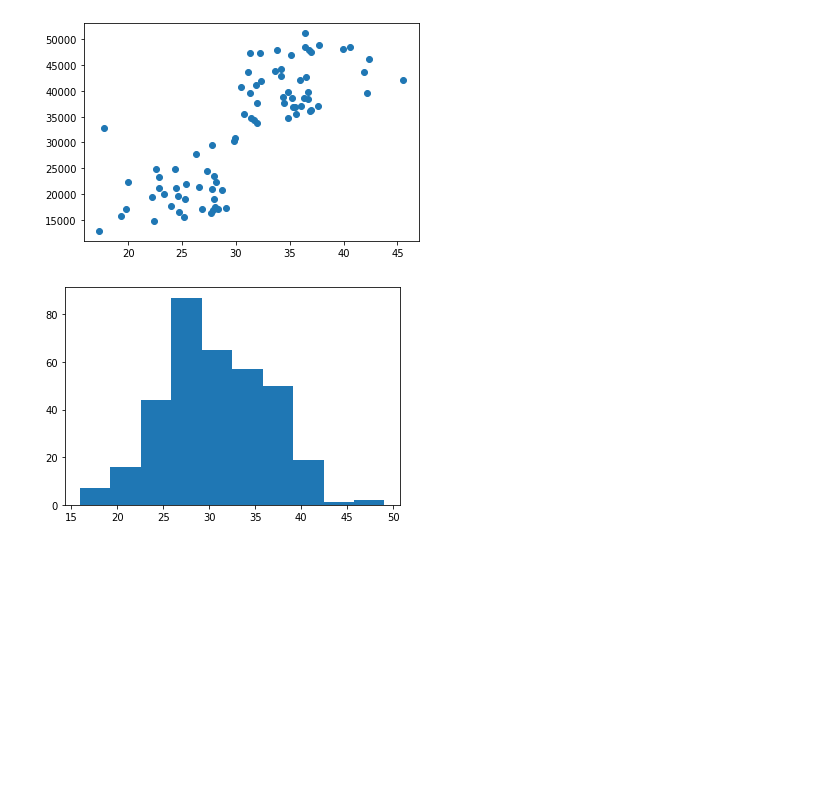
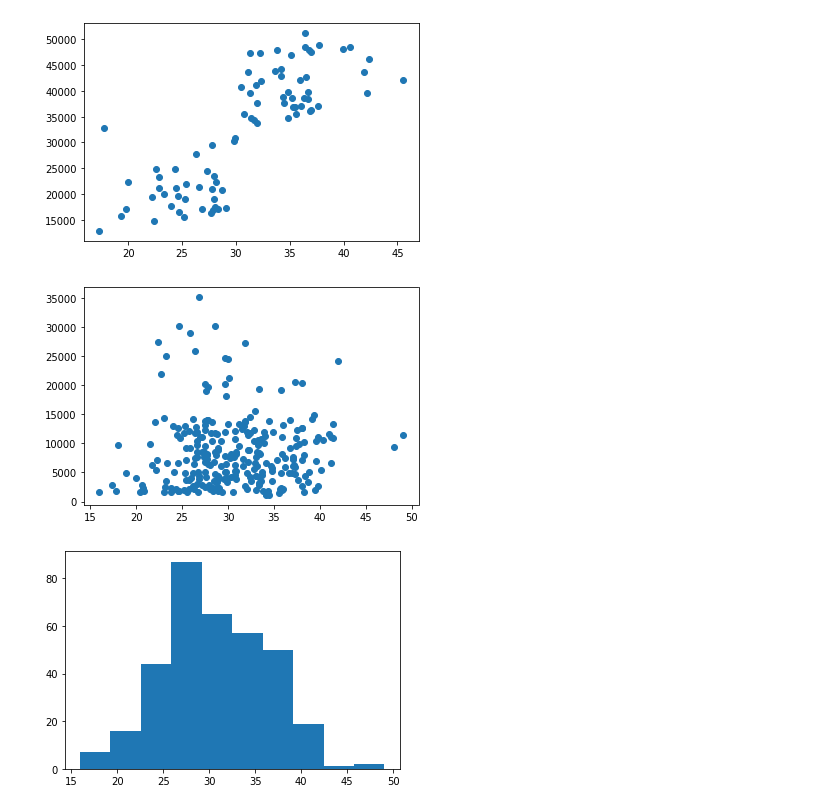
Before and after one commit to marcofuentes05/dataMining, a Jupyter notebook: ej4/Lab 4 - Insurance - Regression.ipynb, the cells around one changed output. Saved outputs shown, nothing was run; the diff lists cells and outputs as text; code cells hidden in the pictures; blank space fills up the shorter version.

```diff
--- a/ej4/Lab 4 - Insurance - Regression.ipynb
+++ b/ej4/Lab 4 - Insurance - Regression.ipynb
@@ -73,6 +64,14 @@ plt.scatter(x, y)
 plt.show()
 # %% [output]
 [figure]
+# %%
+# Caso contratio si solo consideramos a los no fumadores
+x = dataframe[dataframe['smoker']==0]['bmi']
+y = dataframe[dataframe['smoker']==0]['charges']
+plt.scatter(x, y)
+plt.show()
+# %% [output]
+[figure, added]
 # %%
 plt.hist(dataframe['bmi'])
 plt.show()
```
Also changed, not shown: parts of 23 cells of this notebook, 2 other files.
